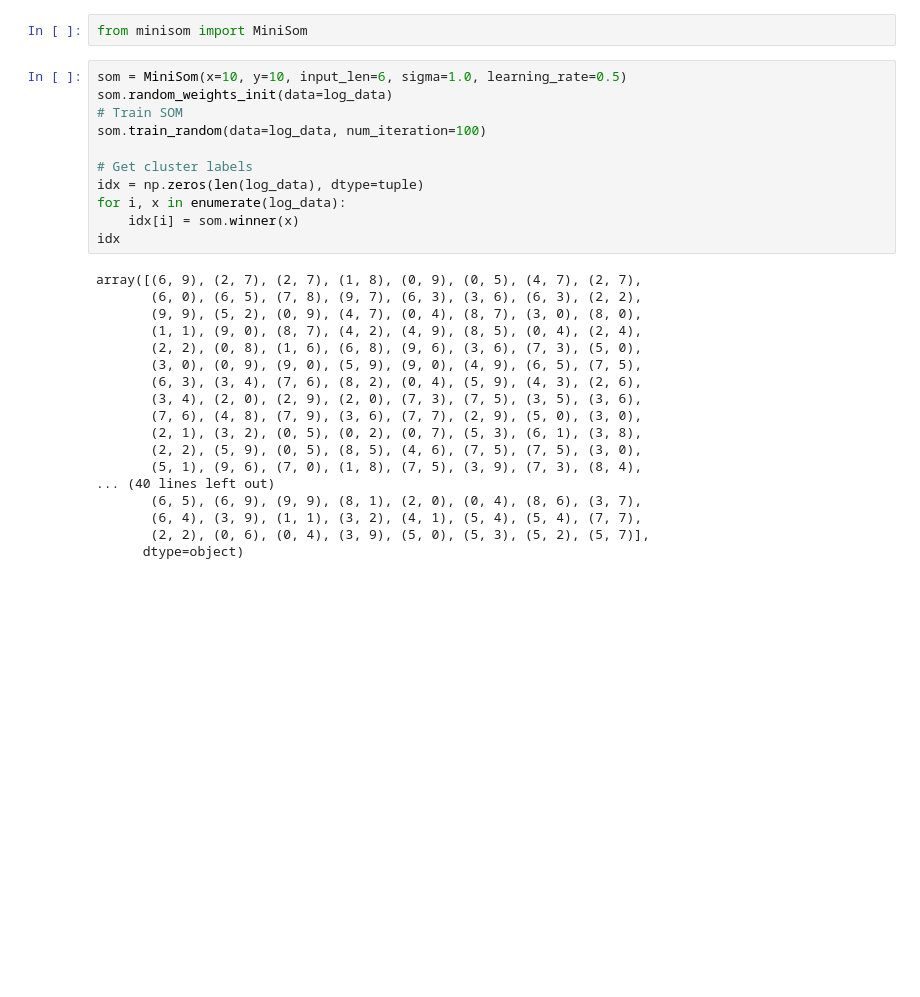
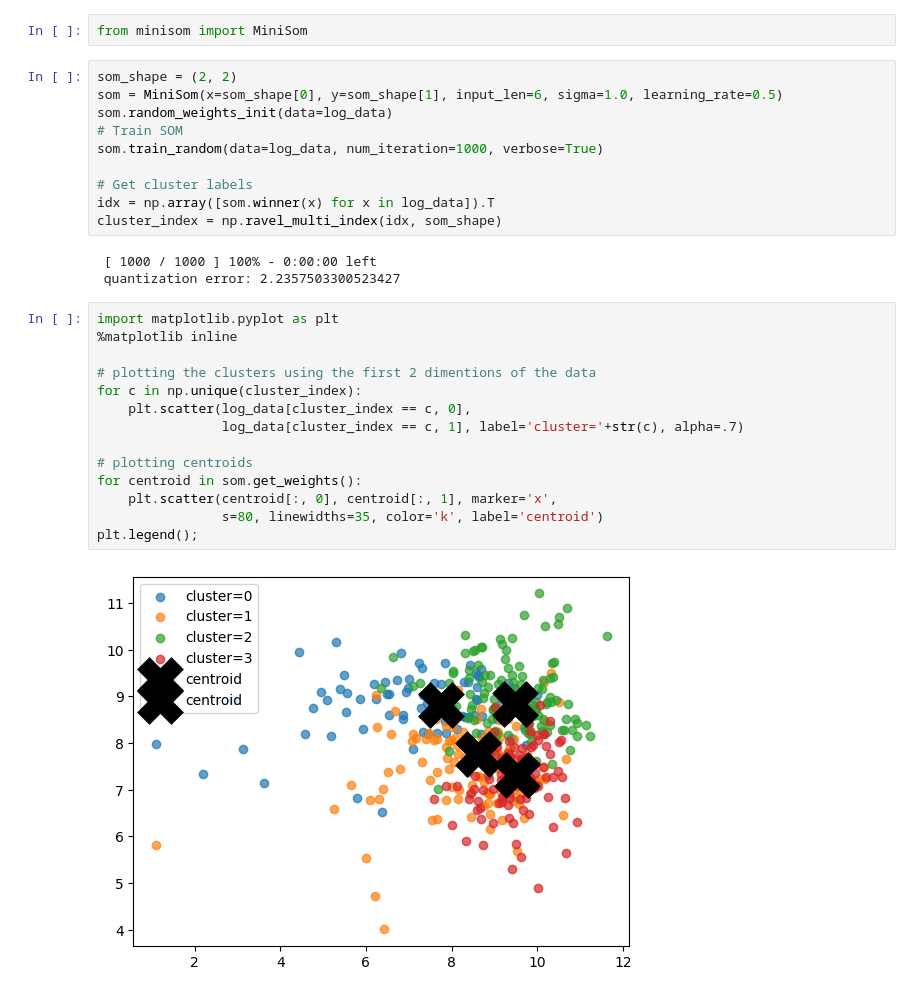
Before and after one commit to lehieulol/AS, a Jupyter notebook: main.ipynb, the cells around one changed output. Cells and saved outputs as stored; diff of their text form; blank space fills up the shorter version.

```diff
--- a/main.ipynb
+++ b/main.ipynb
@@ -280,31 +280,31 @@ plt.show()
 # %%
 from minisom import MiniSom
 # %%
-som = MiniSom(x=10, y=10, input_len=6, sigma=1.0, learning_rate=0.5)
+som_shape = (2, 2)
+som = MiniSom(x=som_shape[0], y=som_shape[1], input_len=6, sigma=1.0, learning_rate=0.5)
 som.random_weights_init(data=log_data)
 # Train SOM
-som.train_random(data=log_data, num_iteration=100)
+som.train_random(data=log_data, num_iteration=1000, verbose=True)
 
 # Get cluster labels
-idx = np.zeros(len(log_data), dtype=tuple)
-for i, x in enumerate(log_data):
-    idx[i] = som.winner(x)
-idx
+idx = np.array([som.winner(x) for x in log_data]).T
+cluster_index = np.ravel_multi_index(idx, som_shape)
 # %% [output]
-array([(6, 9), (2, 7), (2, 7), (1, 8), (0, 9), (0, 5), (4, 7), (2, 7),
-       (6, 0), (6, 5), (7, 8), (9, 7), (6, 3), (3, 6), (6, 3), (2, 2),
-       (9, 9), (5, 2), (0, 9), (4, 7), (0, 4), (8, 7), (3, 0), (8, 0),
-       (1, 1), (9, 0), (8, 7), (4, 2), (4, 9), (8, 5), (0, 4), (2, 4),
-       (2, 2), (0, 8), (1, 6), (6, 8), (9, 6), (3, 6), (7, 3), (5, 0),
-       (3, 0), (0, 9), (9, 0), (5, 9), (9, 0), (4, 9), (6, 5), (7, 5),
-       (6, 3), (3, 4), (7, 6), (8, 2), (0, 4), (5, 9), (4, 3), (2, 6),
-       (3, 4), (2, 0), (2, 9), (2, 0), (7, 3), (7, 5), (3, 5), (3, 6),
-       (7, 6), (4, 8), (7, 9), (3, 6), (7, 7), (2, 9), (5, 0), (3, 0),
-       (2, 1), (3, 2), (0, 5), (0, 2), (0, 7), (5, 3), (6, 1), (3, 8),
-       (2, 2), (5, 9), (0, 5), (8, 5), (4, 6), (7, 5), (7, 5), (3, 0),
-       (5, 1), (9, 6), (7, 0), (1, 8), (7, 5), (3, 9), (7, 3), (8, 4),
-... (40 lines left out)
-       (6, 5), (6, 9), (9, 9), (8, 1), (2, 0), (0, 4), (8, 6), (3, 7),
-       (6, 4), (3, 9), (1, 1), (3, 2), (4, 1), (5, 4), (5, 4), (7, 7),
-       (2, 2), (0, 6), (0, 4), (3, 9), (5, 0), (5, 3), (5, 2), (5, 7)],
-      dtype=object)
+ [ 1000 / 1000 ] 100% - 0:00:00 left
+ quantization error: 2.2357503300523427
+# %%
+import matplotlib.pyplot as plt
+%matplotlib inline
+
+# plotting the clusters using the first 2 dimentions of the data
+for c in np.unique(cluster_index):
+    plt.scatter(log_data[cluster_index == c, 0],
+                log_data[cluster_index == c, 1], label='cluster='+str(c), alpha=.7)
+
+# plotting centroids
+for centroid in som.get_weights():
+    plt.scatter(centroid[:, 0], centroid[:, 1], marker='x',
+                s=80, linewidths=35, color='k', label='centroid')
+plt.legend();
+# %% [output]
+[figure, added]
```
